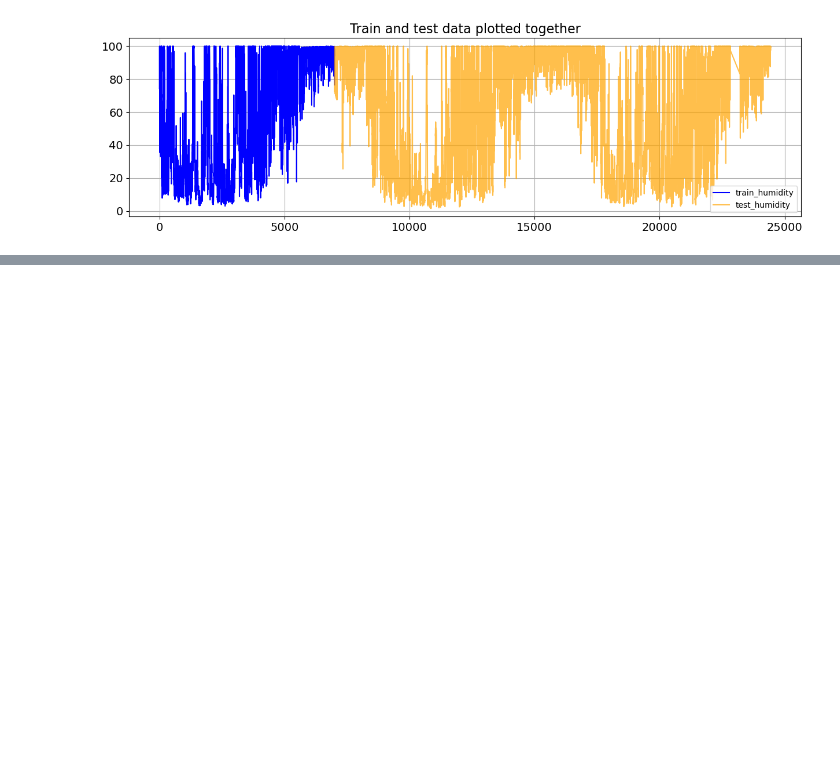
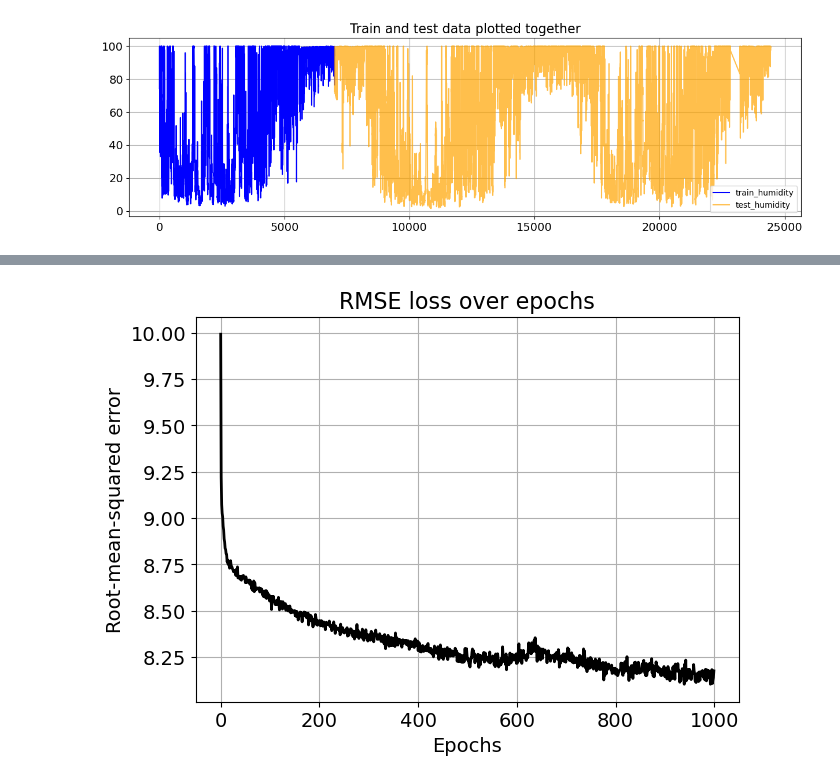
Before and after one commit to SulavGaire/Weather-prediction, a Jupyter notebook: Notebook/RNN Weather Prediction.ipynb, the cells around one changed output, grey strips where cells are left out. Drawn from its saved outputs; the diff is of its cells as text; code cells hidden in the pictures; blank space fills up the shorter version.

Commit message:
Humidity prediction completed
RNN Model for Humidity prediction is made

```diff
--- a/Notebook/RNN Weather Prediction.ipynb
+++ b/Notebook/RNN Weather Prediction.ipynb
@@ -149,0 +201,2 @@ step = 8
+# %%
+model_humidity = build_simple_rnn(num_units=128,num_dense=32,embedding=8,lr=0.0005)
@@ -149,0 +221,13 @@ step = 8
+# %%
+class MyCallback(Callback):
+    def on_epoch_end(self, epoch, logs=None):
+        if (epoch+1) % 50 == 0 and epoch>0:
+            print("Epoch number {} done".format(epoch+1))
+# %%
+batch_size=8
+num_epochs = 1000
+# %%
+model_humidity.fit(trainX,trainY,
+          epochs=num_epochs,
+          batch_size=batch_size,
+          callbacks=[MyCallback()],verbose=0)
@@ -149,0 +256,12 @@ step = 8
+# %%
+plt.figure(figsize=(7,5))
+plt.title("RMSE loss over epochs",fontsize=16)
+plt.plot(np.sqrt(model_humidity.history.history['loss']),c='k',lw=2)
+plt.grid(True)
+plt.xlabel("Epochs",fontsize=14)
+plt.ylabel("Root-mean-squared error",fontsize=14)
+plt.xticks(fontsize=14)
+plt.yticks(fontsize=14)
+plt.show()
+# %% [output]
+[figure, added]
```
Also changed, not shown: parts of 15 cells of this notebook.
